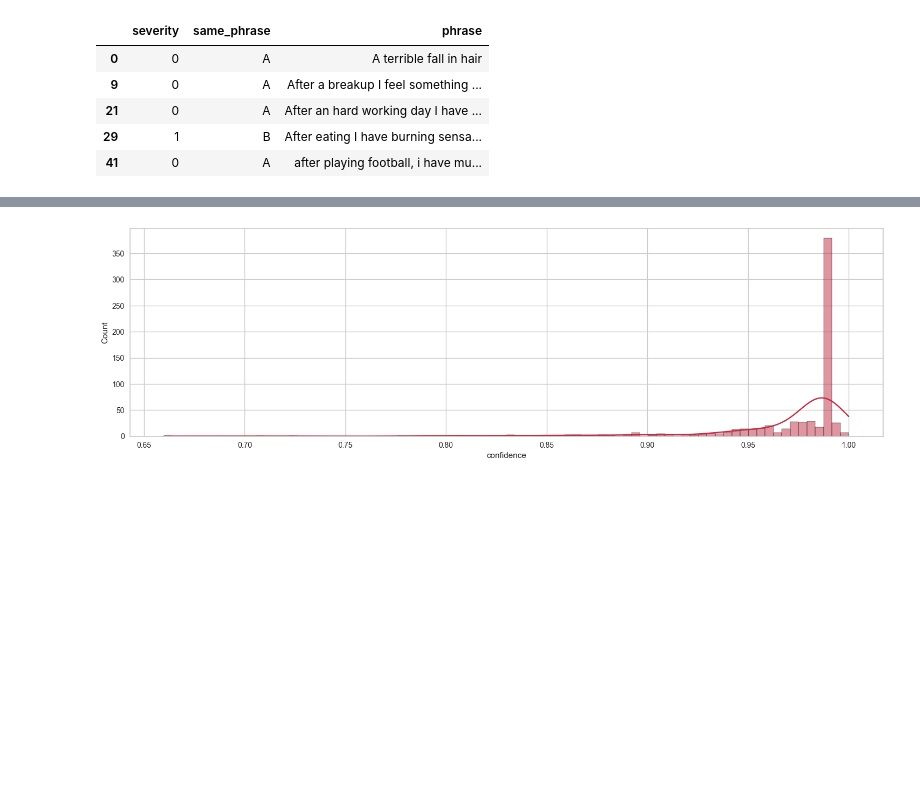
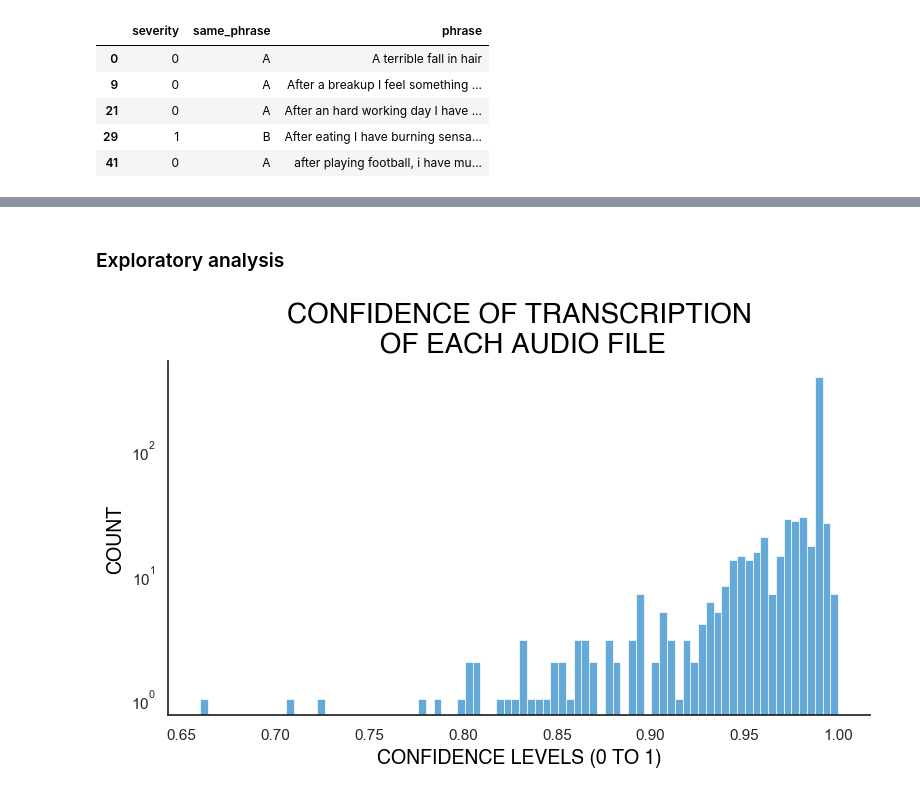
Before and after one commit to mzeugenia/audio-to-text-for-symptoms-classification-models, a Jupyter notebook: speech-recognition_v1.ipynb, the cells around one changed output, grey strips where cells are left out. Cells and saved outputs as stored; diff of their text form; code cells hidden in the pictures; blank space fills up the shorter version.

```diff
--- a/speech-recognition_v1.ipynb
+++ b/speech-recognition_v1.ipynb
@@ -490,10 +356,28 @@ Name: prompt, dtype: int64
-# %%
-# Visualizing 'confidence' in a histogram
-plt.figure(figsize=(18, 5))
-sns.histplot(data = df_test, x='confidence', kde = True, color = dark)
-plt.show()
-# %% [output]
-[figure, removed]
+# %% [markdown]
+### Exploratory analysis
+# %%
+# Set figure size and style
+plt.figure(figsize=(8, 5))
+sns.set(style="white")
+
+# Plot histogram with KDE
+sns.histplot(data=df_test, x='confidence', color="#318ccdff")
+
+# Set plot title and labels
+plt.title("CONFIDENCE OF TRANSCRIPTION\n OF EACH AUDIO FILE", fontdict=font1)
+plt.xlabel("CONFIDENCE LEVELS (0 TO 1)", fontdict=font2)
+plt.ylabel("COUNT", fontdict=font3)
+
+# Remove top and right spines
+sns.despine()
+
+# Set y-axis to logarithmic scale
+plt.yscale("log")
+
+# Adjust plot layout for better readability
+plt.tight_layout()
+# %% [output]
+[figure, added]
 # %%
 # Donut plot: how many audios are excluded because of bad quality?
 
```
Also changed, not shown: parts of 183 cells of this notebook.
